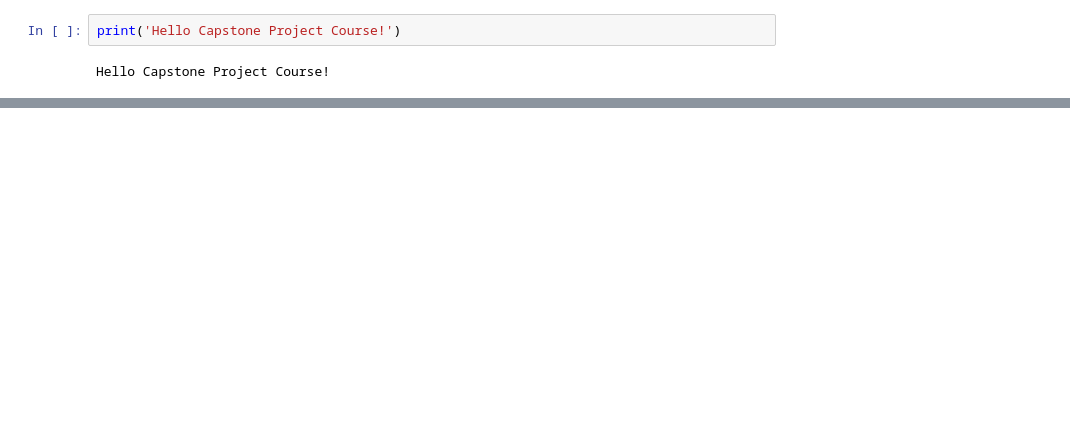
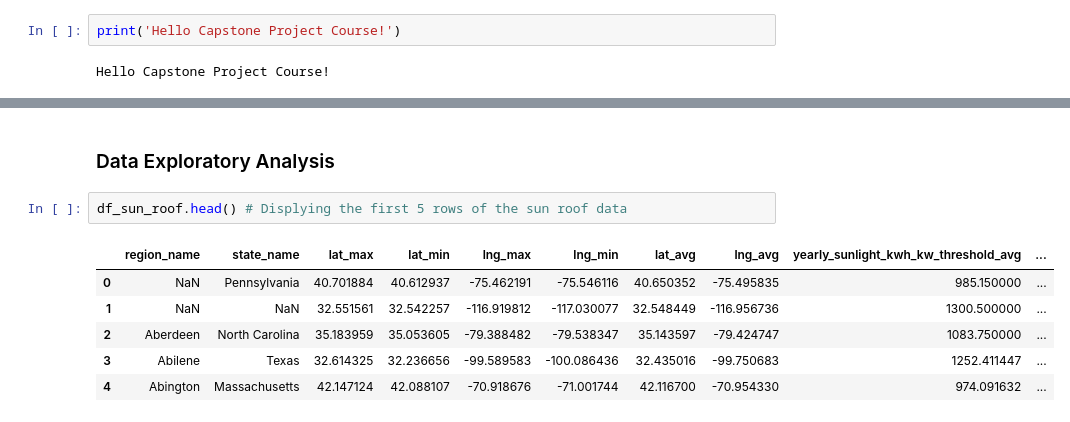
Before and after one commit to dberrian/capstone-project, a Jupyter notebook: Capstone_project_initiation.ipynb, the cells around one changed output, grey strips where cells are left out. Cells and saved outputs as stored; diff of their text form; blank space fills up the shorter version.

```diff
--- a/Capstone_project_initiation.ipynb
+++ b/Capstone_project_initiation.ipynb
@@ -19,0 +34,11 @@ Hello Capstone Project Course!
+# %% [markdown]
+### Data Exploratory Analysis
+# %%
+df_sun_roof.head() # Displying the first 5 rows of the sun roof data
+# %% [output]
+|  | region_name | state_name | lat_max | lat_min | lng_max | lng_min | lat_avg | lng_avg | yearly_sunlight_kwh_kw_threshold_avg | ... |
+| 0 | NaN | Pennsylvania | 40.701884 | 40.612937 | -75.462191 | -75.546116 | 40.650352 | -75.495835 | 985.150000 | ... |
+| 1 | NaN | NaN | 32.551561 | 32.542257 | -116.919812 | -117.030077 | 32.548449 | -116.956736 | 1300.500000 | ... |
+| 2 | Aberdeen | North Carolina | 35.183959 | 35.053605 | -79.388482 | -79.538347 | 35.143597 | -79.424747 | 1083.750000 | ... |
+| 3 | Abilene | Texas | 32.614325 | 32.236656 | -99.589583 | -100.086436 | 32.435016 | -99.750683 | 1252.411447 | ... |
+| 4 | Abington | Massachusetts | 42.147124 | 42.088107 | -70.918676 | -71.001744 | 42.116700 | -70.954330 | 974.091632 | ... |
```
Also changed, not shown: parts of 27 cells of this notebook.
